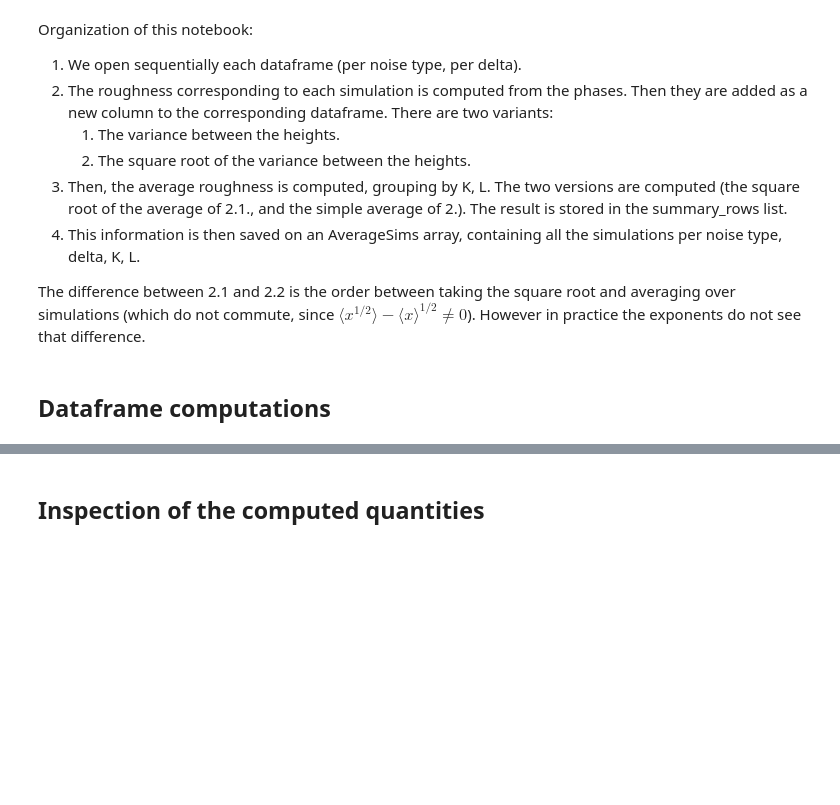
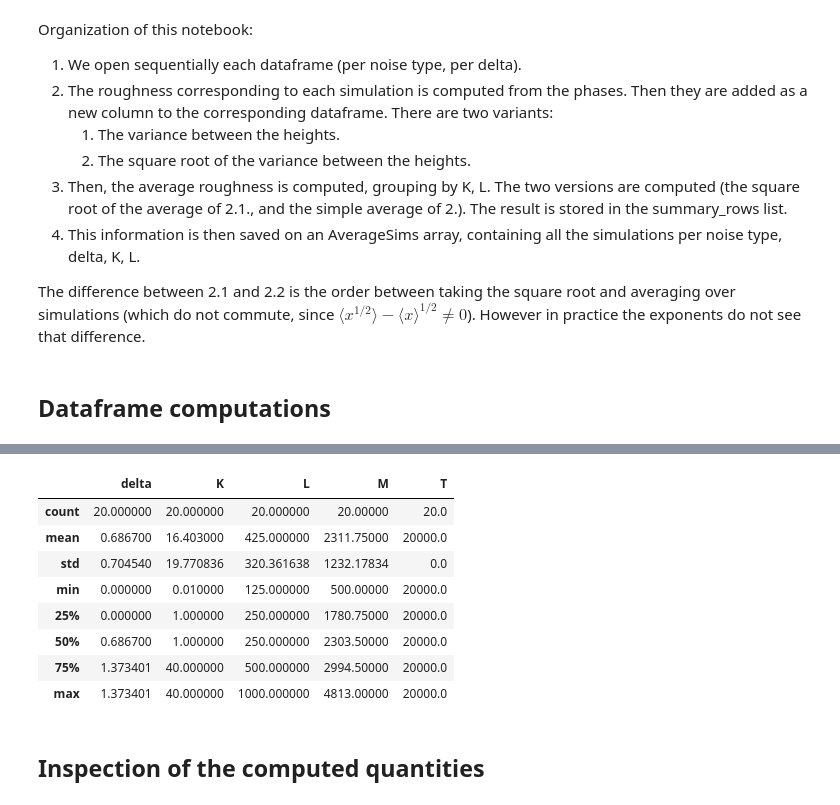
Before and after one commit to goznalo-git/RoughKuramoto, a Jupyter notebook: 2-Roughness.ipynb, the cells around one changed output, grey strips where cells are left out. Drawn from its saved outputs; the diff is of its cells as text; code cells hidden in the pictures; blank space fills up the shorter version.

```diff
--- a/2-Roughness.ipynb
+++ b/2-Roughness.ipynb
@@ -183,3 +165,15 @@ avg_df[(avg_df["K"] == 40) & (avg_df["T"] == 20000)]
+# %%
+avg_df.describe()
+# %% [output]
+|  | delta | K | L | M | T |
+| count | 20.000000 | 20.000000 | 20.000000 | 20.00000 | 20.0 |
+| mean | 0.686700 | 16.403000 | 425.000000 | 2311.75000 | 20000.0 |
+| std | 0.704540 | 19.770836 | 320.361638 | 1232.17834 | 0.0 |
+| min | 0.000000 | 0.010000 | 125.000000 | 500.00000 | 20000.0 |
+| 25% | 0.000000 | 1.000000 | 250.000000 | 1780.75000 | 20000.0 |
+| 50% | 0.686700 | 1.000000 | 250.000000 | 2303.50000 | 20000.0 |
+| 75% | 1.373401 | 40.000000 | 500.000000 | 2994.50000 | 20000.0 |
+| max | 1.373401 | 40.000000 | 1000.000000 | 4813.00000 | 20000.0 |
 # %% [markdown]
 ## Inspection of the computed quantities
 # %%
```
Also changed, not shown: parts of 10 cells of this notebook, 11 other files.
